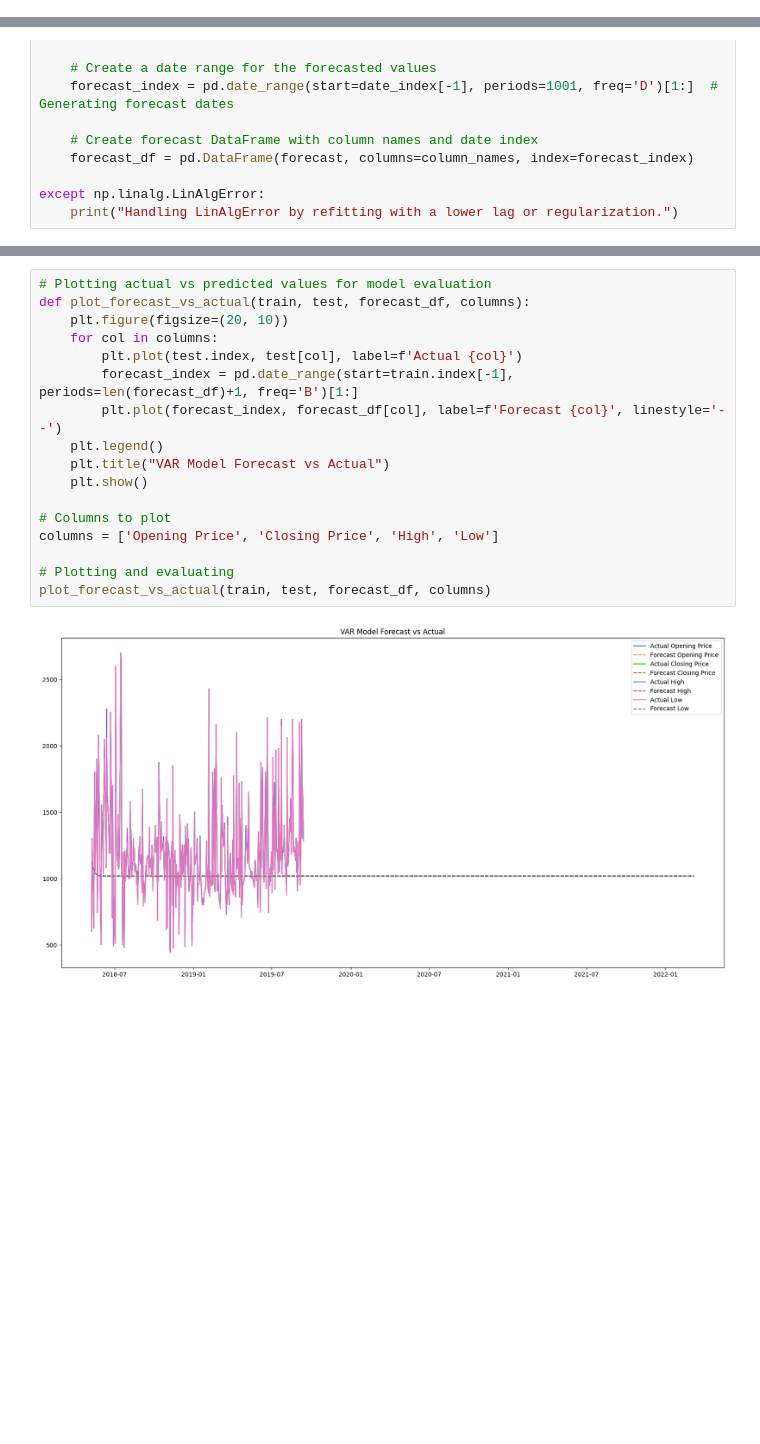
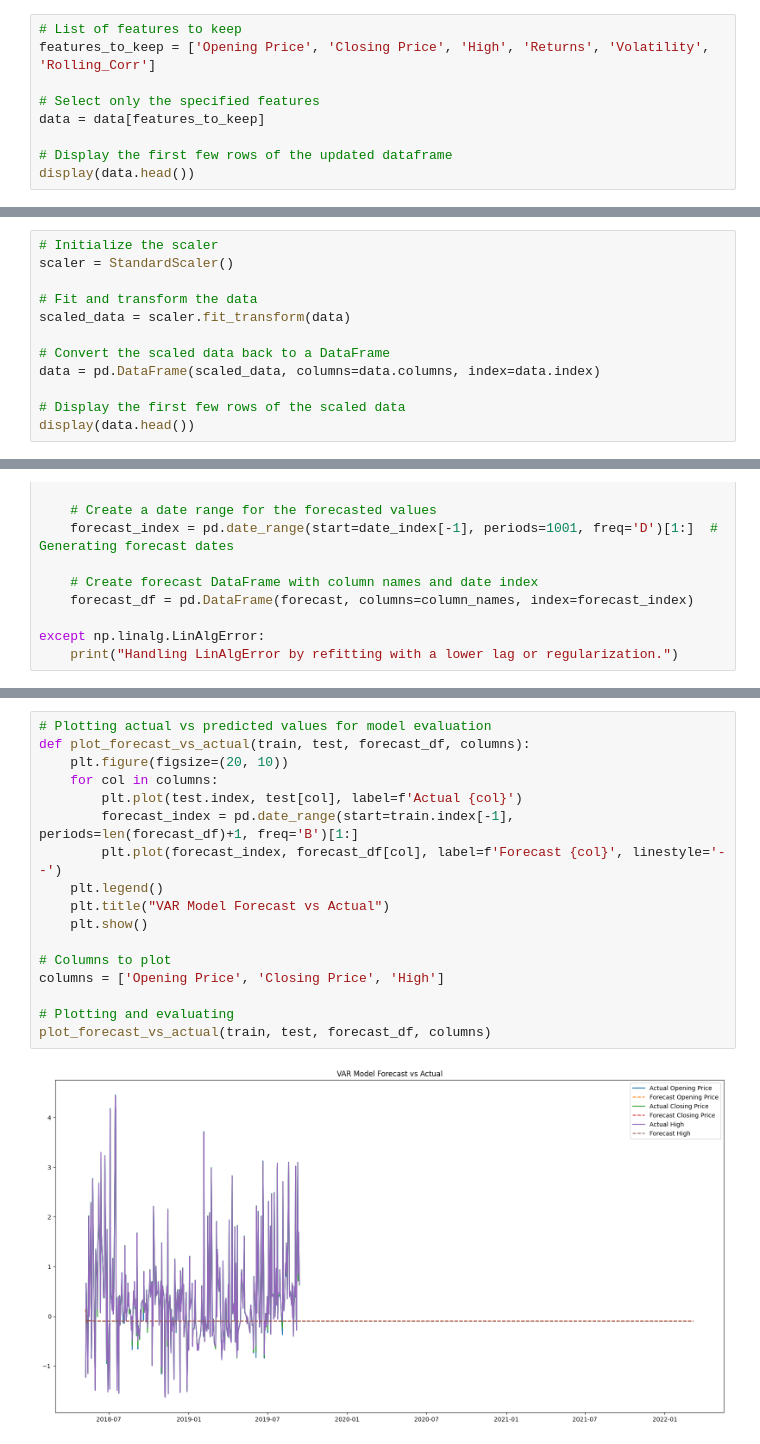
Before and after one commit to yohannestayez/Coffee-Price-Prediction, a Jupyter notebook: notebooks/Training_model_with_VAR.ipynb, the cells around one changed output, grey strips where cells are left out. Saved outputs shown, nothing was run; the diff lists cells and outputs as text; blank space fills up the shorter version.

```diff
--- a/notebooks/Training_model_with_VAR.ipynb
+++ b/notebooks/Training_model_with_VAR.ipynb
@@ -27,3 +28,12 @@ display(data.head())
 | 2013-01-03 | 12104 | WLMA4 | JM | 2005.0 | 860.0 | 880.0 | 880.0 | 860.0 | 52.0 | ... |
 | 2013-01-04 | 16892 | UHRC4 | DD | 2005.0 | 1340.0 | 1340.0 | 1340.0 | 1340.0 | 20.0 | ... |
 | 2013-01-08 | 10552 | WYCAQ2 | DL | 2005.0 | 1130.0 | 1130.0 | 1130.0 | 1130.0 | 20.0 | ... |
+# %%
+# List of features to keep
+features_to_keep = ['Opening Price', 'Closing Price', 'High', 'Returns', 'Volatility', 'Rolling_Corr']
+
+# Select only the specified features
+data = data[features_to_keep]
+
+# Display the first few rows of the updated dataframe
+display(data.head())
@@ -29,0 +48,12 @@ display(data.head())
+# %%
+# Initialize the scaler
+scaler = StandardScaler()
+
+# Fit and transform the data
+scaled_data = scaler.fit_transform(data)
+
+# Convert the scaled data back to a DataFrame
+data = pd.DataFrame(scaled_data, columns=data.columns, index=data.index)
+
+# Display the first few rows of the scaled data
+display(data.head())
@@ -195,22 +232,22 @@ plt.show()
 # %%
 # Plotting actual vs predicted values for model evaluation
 def plot_forecast_vs_actual(train, test, forecast_df, columns):
     plt.figure(figsize=(20, 10))
     for col in columns:
         plt.plot(test.index, test[col], label=f'Actual {col}')
         forecast_index = pd.date_range(start=train.index[-1], periods=len(forecast_df)+1, freq='B')[1:]
         plt.plot(forecast_index, forecast_df[col], label=f'Forecast {col}', linestyle='--')
     plt.legend()
     plt.title("VAR Model Forecast vs Actual")
     plt.show()
 
 # Columns to plot
-columns = ['Opening Price', 'Closing Price', 'High', 'Low']
+columns = ['Opening Price', 'Closing Price', 'High']
 
 # Plotting and evaluating
 plot_forecast_vs_actual(train, test, forecast_df, columns)
 # %% [output]
-[figure, old version]
+[figure, new version]
 # %%
 # Model evaluation function with extended metrics
 def evaluate_model(test, forecast_df, recency_window=5):
```
Also changed, not shown: parts of 10 cells of this notebook, 1 other file.
